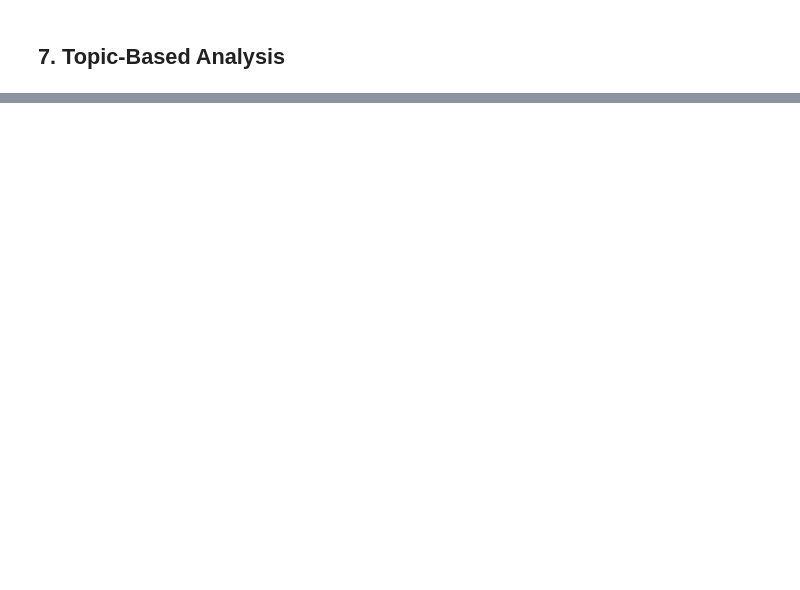
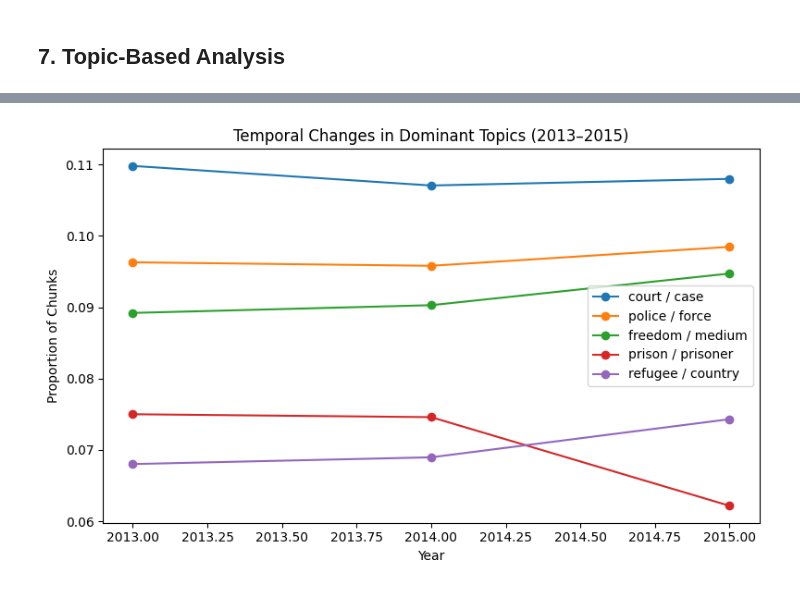
Before and after one commit to E-Zahra/Text-Mining-Project-US-EU-Diplomatic-Communications-2013-2015-, a Jupyter notebook: notebook/corpus_copy.ipynb, the cells around one changed output, grey strips where cells are left out. Drawn from its saved outputs; the diff is of its cells as text; code cells hidden in the pictures; blank space fills up the shorter version.

```diff
--- a/notebook/corpus_copy.ipynb
+++ b/notebook/corpus_copy.ipynb
@@ -583,0 +636,30 @@ Index([0, 1, 2, 3, 4, 5, 6, 7, 8, 9, 10, 11, 12, 13, 14, 15, 16], dtype='int64')
+# %%
+# Top five topic
+top_topics = (
+    df["topic"]
+    .value_counts()
+    .head(5)
+    .index
+)
+
+top_topics
+
+plt.figure(figsize=(8, 5))
+
+for t in top_topics:
+    subset = yearly_topic_dist[yearly_topic_dist["topic"] == t]
+    plt.plot(
+        subset["year"],
+        subset["proportion"],
+        marker="o",
+        label=topic_label_map[t]
+    )
+
+plt.xlabel("Year")
+plt.ylabel("Proportion of Chunks")
+plt.title("Temporal Changes in Dominant Topics (2013–2015)")
+plt.legend()
+plt.tight_layout()
+plt.show()
+# %% [output]
+[figure, added]
```
Also changed, not shown: parts of 40 cells of this notebook.
